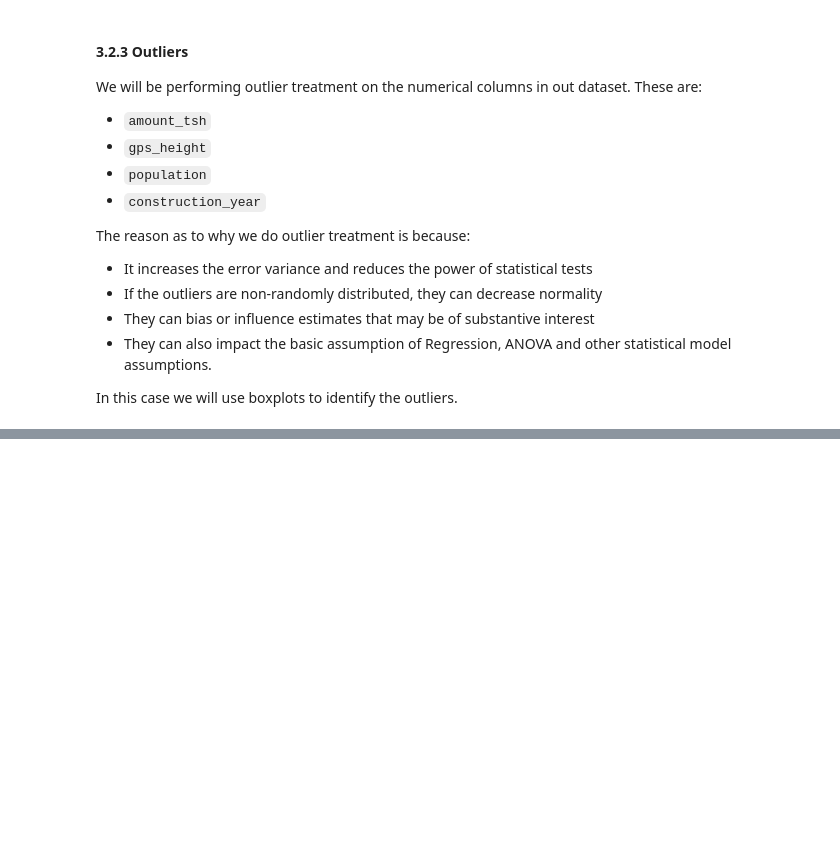
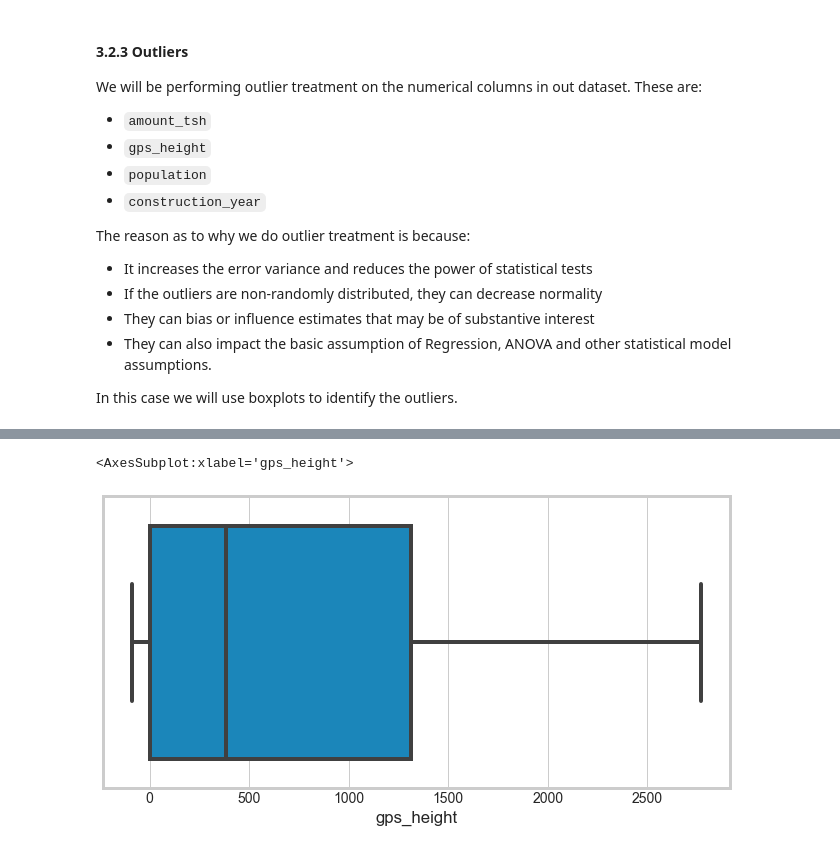
Before and after one commit to femikamau/Tanzanian-Water-Wells-Prediction, a Jupyter notebook: index.ipynb, the cells around one changed output, grey strips where cells are left out. Saved outputs shown, nothing was run; the diff lists cells and outputs as text; code cells hidden in the pictures; blank space fills up the shorter version.

```diff
--- a/index.ipynb
+++ b/index.ipynb
@@ -553,0 +569,7 @@ In this case we will use boxplots to identify the outliers.
+# %%
+# visualizing a boxplot for "gps_height"
+plt.figure(figsize=(10,5))
+sns.boxplot(x='gps_height', data= new_data)
+# %% [output]
+<AxesSubplot:xlabel='gps_height'>
+[figure, added]
```
Also changed, not shown: parts of 13 cells of this notebook.
